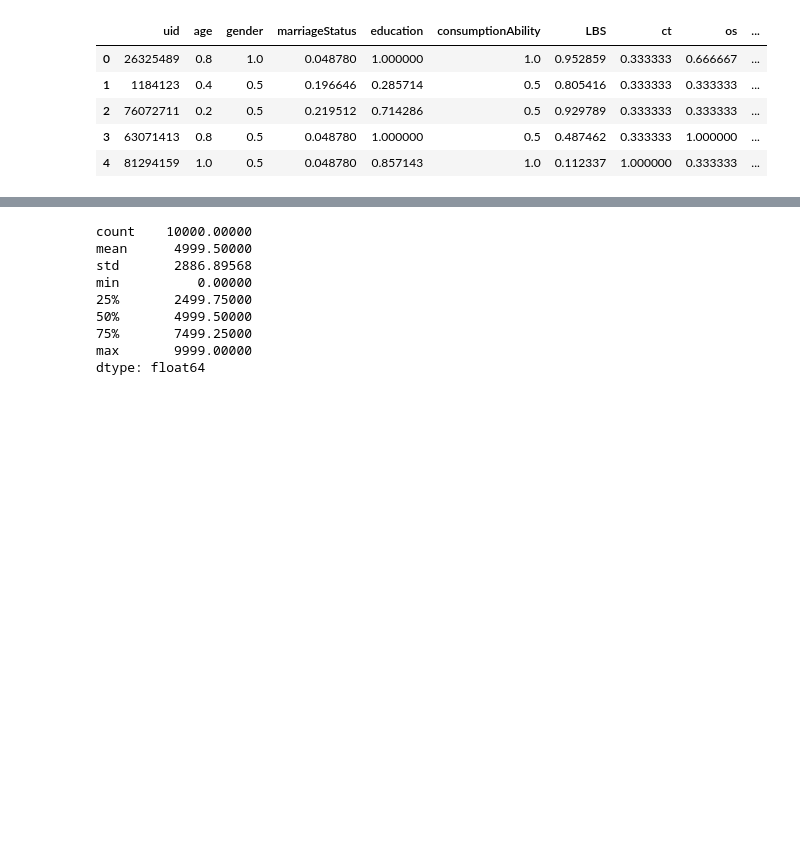
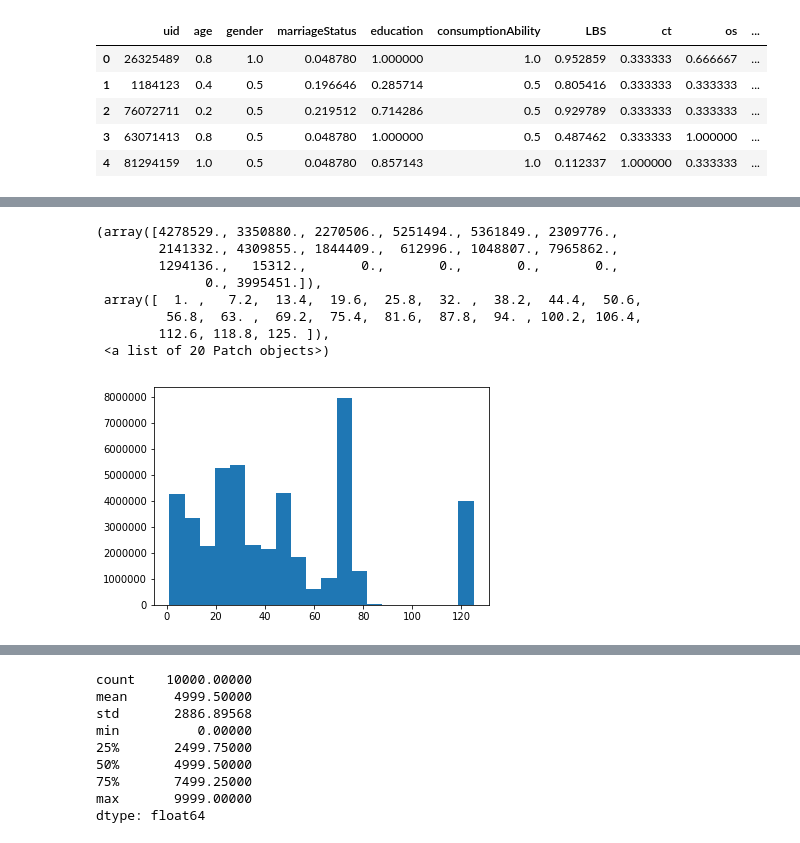
Before and after one commit to ModaoT/firstkill, a Jupyter notebook: user_data_process.ipynb, the cells around one changed output, grey strips where cells are left out. Cells and saved outputs as stored; diff of their text form; code cells hidden in the pictures; blank space fills up the shorter version.

```diff
--- a/user_data_process.ipynb
+++ b/user_data_process.ipynb
@@ -498,0 +519,22 @@ user_feature_base.head()
+# %%
+status_int2 = list()
+for e in user_feature_embedding['interest2'].fillna('125'):
+    if e.isdigit():
+        status_int2.append(int(e))
+    else:
+        for ee in e.split('-'):
+            status_int2.append(int(ee))
+# s = pd.Series(sorted(status))
+# s.describe()
+# Counter(status_int2)
+plt.hist(status_int2, bins=20)
+# %% [output]
+(array([4278529., 3350880., 2270506., 5251494., 5361849., 2309776.,
+        2141332., 4309855., 1844409.,  612996., 1048807., 7965862.,
+        1294136.,   15312.,       0.,       0.,       0.,       0.,
+              0., 3995451.]),
+ array([  1. ,   7.2,  13.4,  19.6,  25.8,  32. ,  38.2,  44.4,  50.6,
+         56.8,  63. ,  69.2,  75.4,  81.6,  87.8,  94. , 100.2, 106.4,
+        112.6, 118.8, 125. ]),
+ <a list of 20 Patch objects>)
+[figure, added]
```
Also changed, not shown: parts of 23 cells of this notebook, 2 other files.
